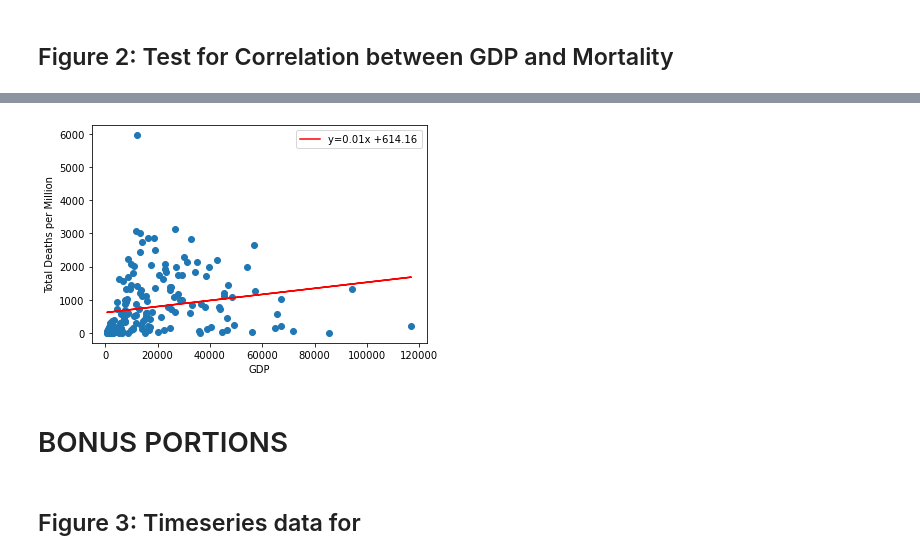
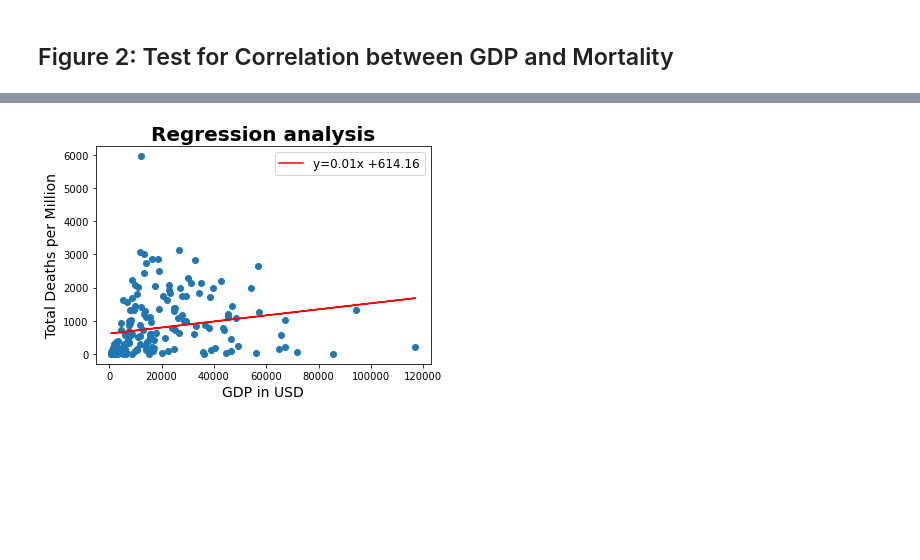
Before and after one commit to vignesh-sundaramoorthi/HNVY-Project1, a Jupyter notebook: vigneshproject1.ipynb, the cells around one changed output, grey strips where cells are left out. Cells and saved outputs as stored; diff of their text form; code cells hidden in the pictures; blank space fills up the shorter version.

```diff
--- a/vigneshproject1.ipynb
+++ b/vigneshproject1.ipynb
@@ -202,14 +197,14 @@ y_axis=np.log(GDP_deaths_df["Total Deaths Per Million"],dtype='float64')
 colors={'LI':'tab:blue','LMI':'tab:orange','HMI':'tab:green','HI':'tab:red'}
 #label=['LI','LMI','HMI','HI']
 
-fig, ax = plt.subplots(figsize=(15, 10))
+fig, ax = plt.subplots(figsize=(12, 10))
 
 ax.scatter(x_axis, y_axis, c=GDP_deaths_df['GDP groups'].map(colors))
 handles = [Line2D([0], [0], marker='o', color='w', markerfacecolor=v, label=k, markersize=8) for k, v in colors.items()]
 ax.legend(title='Legend', handles=handles, bbox_to_anchor=(1.05, 1), loc='upper left',fontsize=20)
 ax.set_title('GDP VS Mortality', fontweight="bold", fontsize=30)
-ax.set_xlabel('GDP in logscale',fontsize=20)
-ax.set_ylabel('Total Deaths Per Million in logscale',fontsize=20)
-plt.savefig('GDP Vs Mortality Scatter Plot')
+ax.set_xlabel('GDP in USD on logscale',fontsize=20)
+ax.set_ylabel('Total Deaths Per Million on logscale',fontsize=20)
+plt.savefig('Outputs_VS/GDP Vs Mortality Scatter Plot')
 plt.show()
 # %% [output]
@@ -233,18 +228,17 @@ intercept=614.1557895350652
 # %%
 #plot the line graph
 line=slope*(GDP_deaths_df["GDP"])+intercept
 
 plt.scatter(GDP_deaths_df["GDP"], GDP_deaths_df["Total Deaths Per Million"])
 
 plt.plot(GDP_deaths_df["GDP"], line, 'r', label = 'y={:.2f}x +{:.2f}'.format(slope,intercept))
-plt.xlabel('GDP')
-plt.ylabel('Total Deaths per Million')
-plt.legend()
-plt.savefig('GDP Vs Mortality Linear regression')
+plt.xlabel('GDP in USD',fontsize=14)
+plt.ylabel('Total Deaths per Million',fontsize=14)
+plt.title('Regression analysis',fontsize=20, fontweight="bold")
+
+plt.legend(fontsize=12)
+plt.savefig('Outputs_VS/GDP Vs Mortality Linear regression')
+fig.set_size_inches(14,10)
 plt.show()
 # %% [output]
-[figure, old version]
+[figure, new version]
-# %% [markdown]
-# BONUS PORTIONS
-# %% [markdown]
-## Figure 3: Timeseries data for
```
Also changed, not shown: parts of 14 cells of this notebook.
